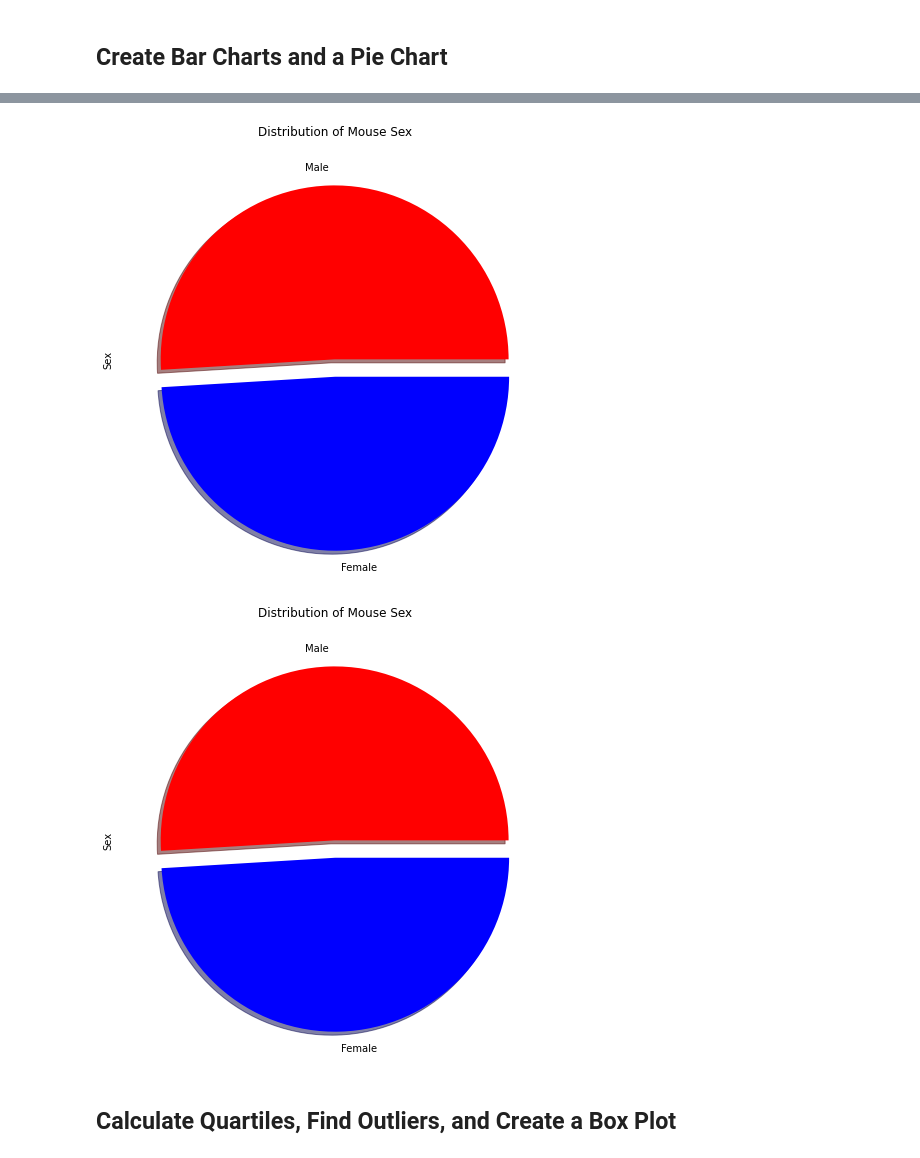
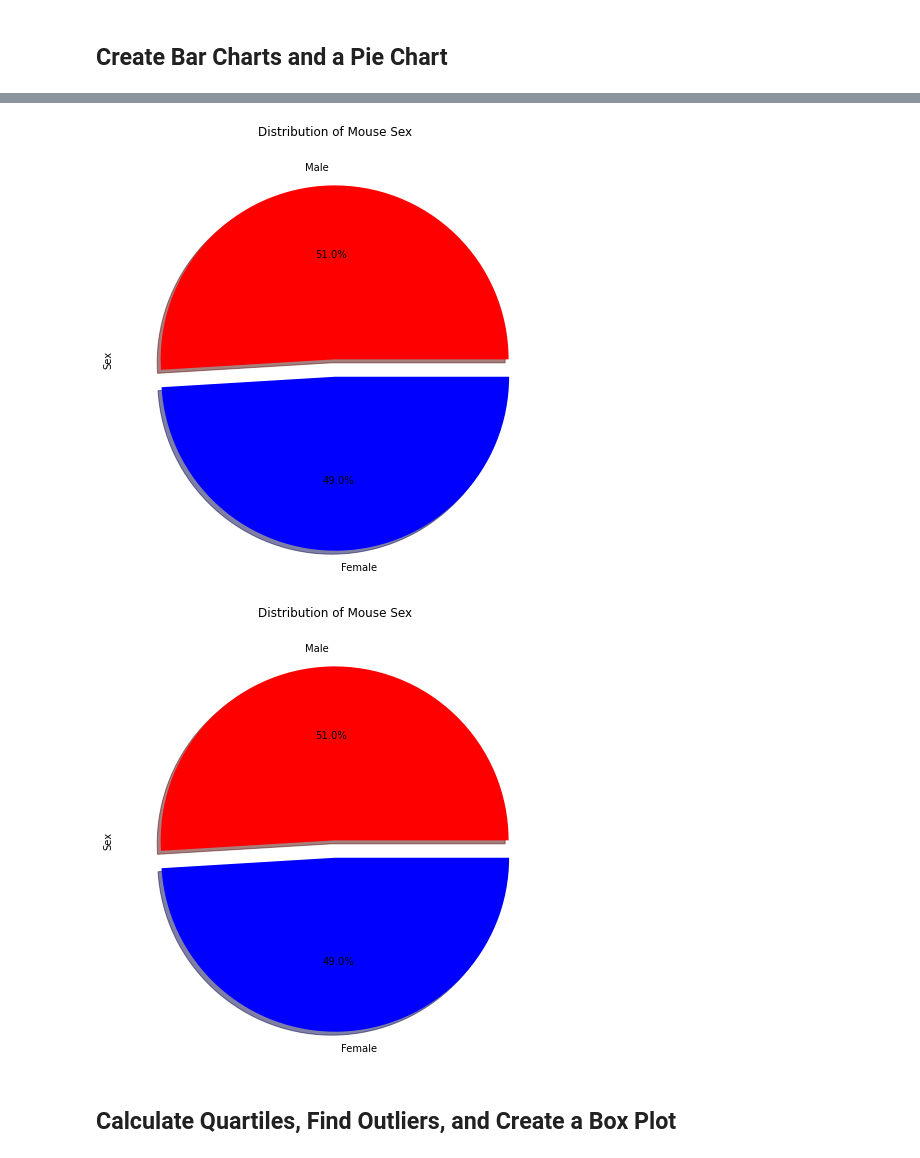
Before and after one commit to seneubauer/matplotlib-challenge, a Jupyter notebook: pymaceuticals.ipynb, the cells around one changed output, grey strips where cells are left out. Cells and saved outputs as stored; diff of their text form; code cells hidden in the pictures.

```diff
--- a/pymaceuticals.ipynb
+++ b/pymaceuticals.ipynb
@@ -158,23 +159,29 @@ mouseSexes_df = cleanData_df['Sex'].value_counts()
 # %%
 # create one pie chart using DataFrame.plot
 figure2 = mouseSexes_df.plot(
                         kind="pie",
                         explode=[0, 0.1],
                         colors=["red", "blue"],
                         shadow=True,
                         title="Distribution of Mouse Sex",
+                        autopct="%1.1f%%",
                         figsize=(8,8))
 plt.show()
 # %% [output]
-[figure, old version]
+[figure, new version]
 # %%
 # create one pie chart using plt.pie
 plt.figure(figsize=(8,8))
-plt.pie(mouseSexes_df.tolist(), explode=[0, 0.1], labels=mouseSexes_df.keys(), colors=["red", "blue"], shadow=True)
+plt.pie(mouseSexes_df.tolist(),
+        explode=[0, 0.1],
+        labels=mouseSexes_df.keys(),
+        colors=["red", "blue"],
+        shadow=True,
+        autopct="%1.1f%%")
 plt.title("Distribution of Mouse Sex")
 plt.ylabel("Sex")
 plt.show()
 # %% [output]
-[figure, old version]
+[figure, new version]
 # %% [markdown]
 ## Calculate Quartiles, Find Outliers, and Create a Box Plot
```
Also changed, not shown: parts of 20 cells of this notebook.
